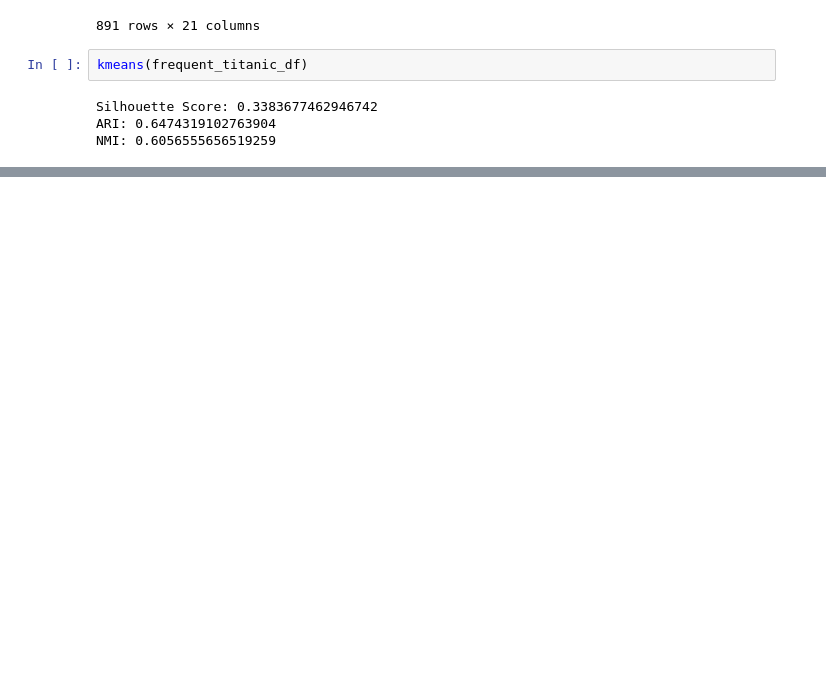
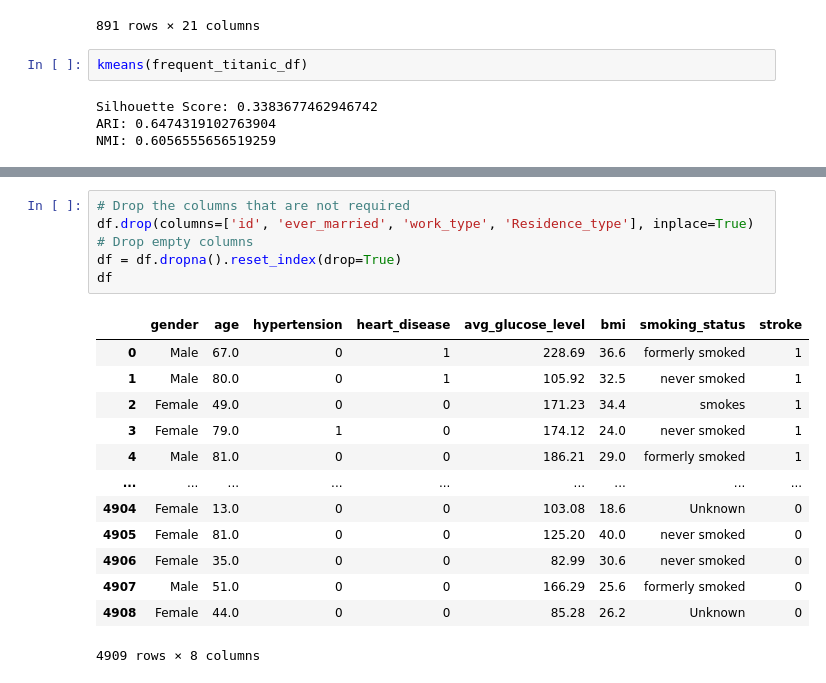
Before and after one commit to gtengwei/CZ4032-Data-Mining, a Jupyter notebook: kmeans.ipynb, the cells around one changed output, grey strips where cells are left out. Drawn from its saved outputs; the diff is of its cells as text; blank space fills up the shorter version.

```diff
--- a/kmeans.ipynb
+++ b/kmeans.ipynb
@@ -334,0 +354,20 @@ NMI: 0.6056555656519259
+# %%
+# Drop the columns that are not required
+df.drop(columns=['id', 'ever_married', 'work_type', 'Residence_type'], inplace=True)
+# Drop empty columns
+df = df.dropna().reset_index(drop=True)
+df
+# %% [output]
+|  | gender | age | hypertension | heart_disease | avg_glucose_level | bmi | smoking_status | stroke |
+| 0 | Male | 67.0 | 0 | 1 | 228.69 | 36.6 | formerly smoked | 1 |
+| 1 | Male | 80.0 | 0 | 1 | 105.92 | 32.5 | never smoked | 1 |
+| 2 | Female | 49.0 | 0 | 0 | 171.23 | 34.4 | smokes | 1 |
+| 3 | Female | 79.0 | 1 | 0 | 174.12 | 24.0 | never smoked | 1 |
+| 4 | Male | 81.0 | 0 | 0 | 186.21 | 29.0 | formerly smoked | 1 |
+| ... | ... | ... | ... | ... | ... | ... | ... | ... |
+| 4904 | Female | 13.0 | 0 | 0 | 103.08 | 18.6 | Unknown | 0 |
+| 4905 | Female | 81.0 | 0 | 0 | 125.20 | 40.0 | never smoked | 0 |
+| 4906 | Female | 35.0 | 0 | 0 | 82.99 | 30.6 | never smoked | 0 |
+| 4907 | Male | 51.0 | 0 | 0 | 166.29 | 25.6 | formerly smoked | 0 |
+| 4908 | Female | 44.0 | 0 | 0 | 85.28 | 26.2 | Unknown | 0 |
+4909 rows × 8 columns
```
Also changed, not shown: parts of 16 cells of this notebook.
